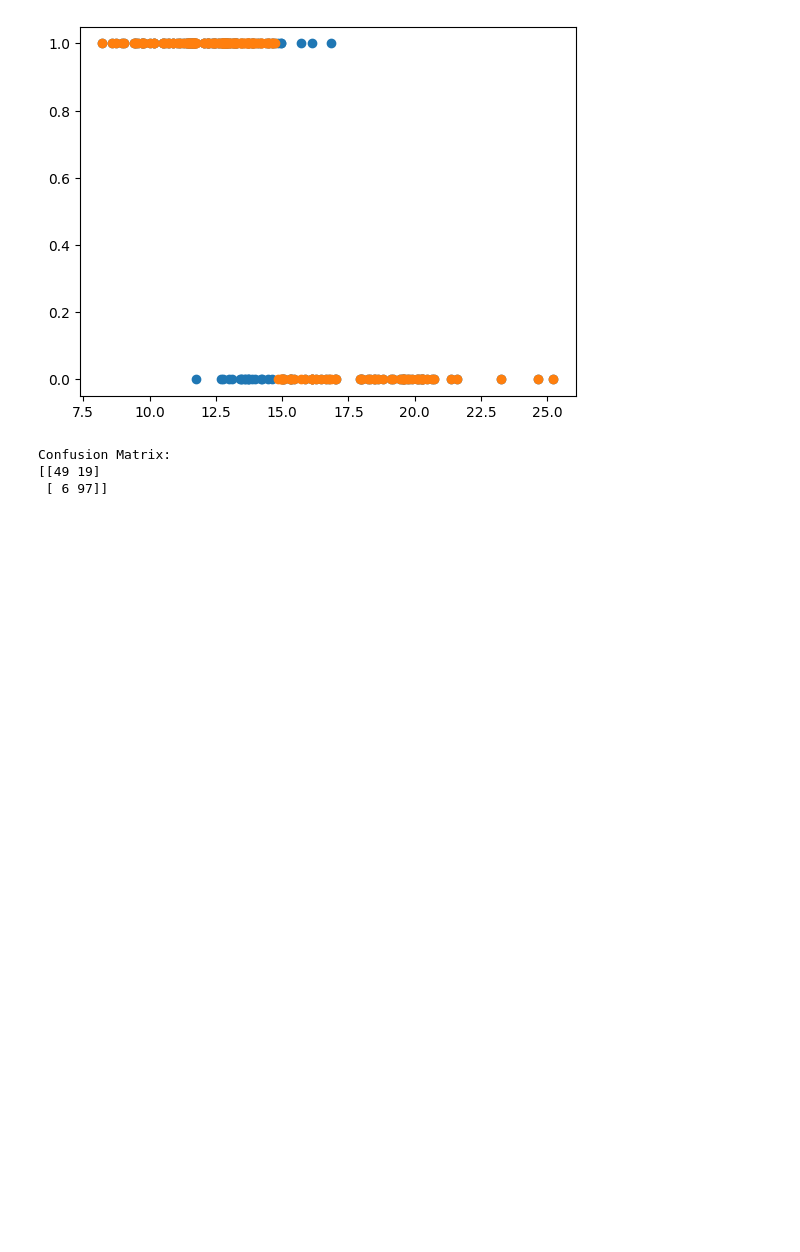
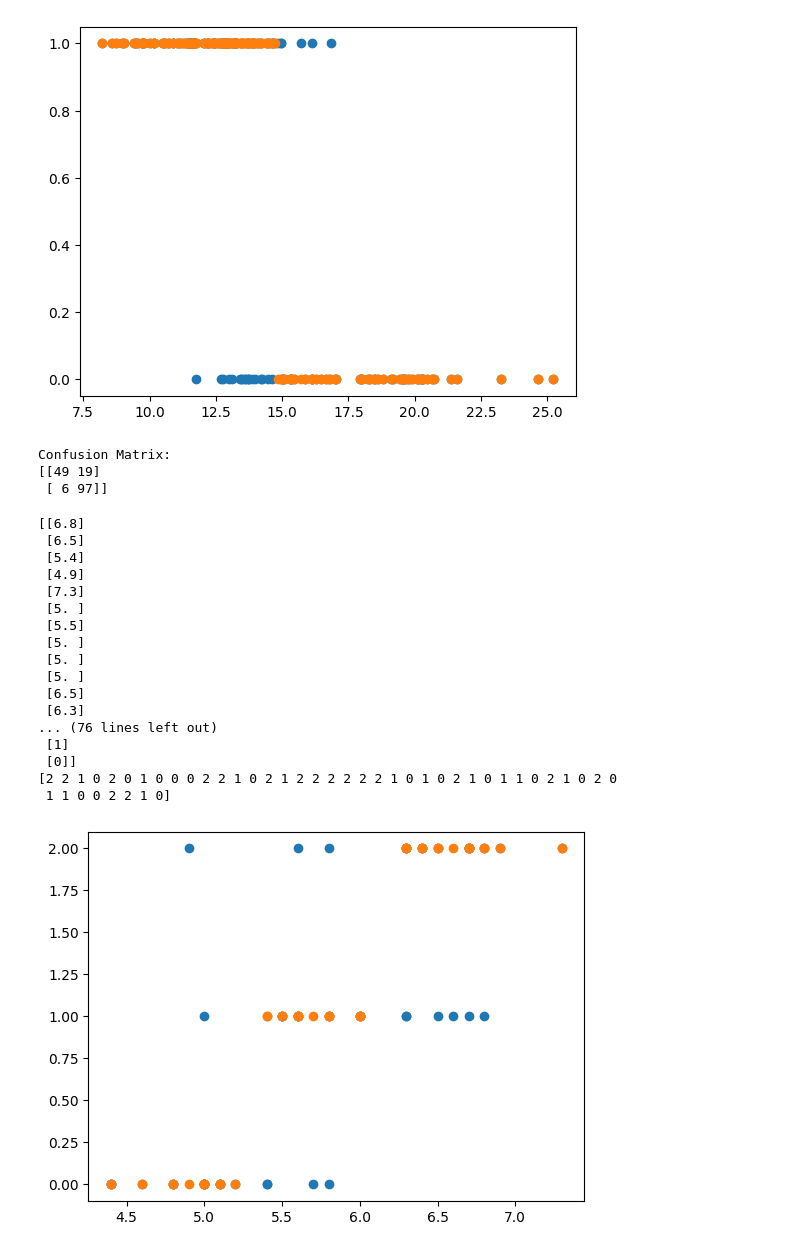
Before and after one commit to JRKhunt/ML, a Jupyter notebook: CH - 2/2.ipynb, the cells around one changed output. Cells and saved outputs as stored; diff of their text form; code cells hidden in the pictures; blank space fills up the shorter version.

```diff
--- a/CH - 2/2.ipynb
+++ b/CH - 2/2.ipynb
@@ -774,3 +774,59 @@ print(confusion_matrix(ytest, ytest_predicted))
 Confusion Matrix:
 [[49 19]
  [ 6 97]]
+# %%
+# SVM
+
+from sklearn import model_selection
+import sklearn.datasets as db
+from sklearn.svm import SVC
+import pandas as pd
+import numpy as np
+import matplotlib.pyplot as plt
+
+# load the data : iris
+dataset = db.load_iris()
+
+# Identify X and y
+x = np.array(dataset.data[:, 0]).reshape(-1, 1)
+y = np.array(dataset.target).reshape(-1, 1)
+
+# Split the dataset into training & testing
+xtrain, xtest, ytrain, ytest = model_selection.train_test_split(x, y, test_size=0.3)
+
+# Load the classifier
+classifier = SVC(kernel  = 'linear')
+
+# Train the model
+classifier.fit(xtrain, ytrain)
+
+# Test the classifier
+ytest_predicted = classifier.predict(xtest)
+
+print(xtest)
+print(ytest)
+print(ytest_predicted)
+
+# Visualize the results
+plt.scatter(xtest, ytest)
+plt.scatter(xtest, ytest_predicted)
+plt.show()
+# %% [output]
+[[6.8]
+ [6.5]
+ [5.4]
+ [4.9]
+ [7.3]
+ [5. ]
+ [5.5]
+ [5. ]
+ [5. ]
+ [5. ]
+ [6.5]
+ [6.3]
+... (76 lines left out)
+ [1]
+ [0]]
+[2 2 1 0 2 0 1 0 0 0 2 2 1 0 2 1 2 2 2 2 2 2 1 0 1 0 2 1 0 1 1 0 2 1 0 2 0
+ 1 1 0 0 2 2 1 0]
+[figure, added]
```
Also changed, not shown: parts of 4 cells of this notebook, 6 other files.
